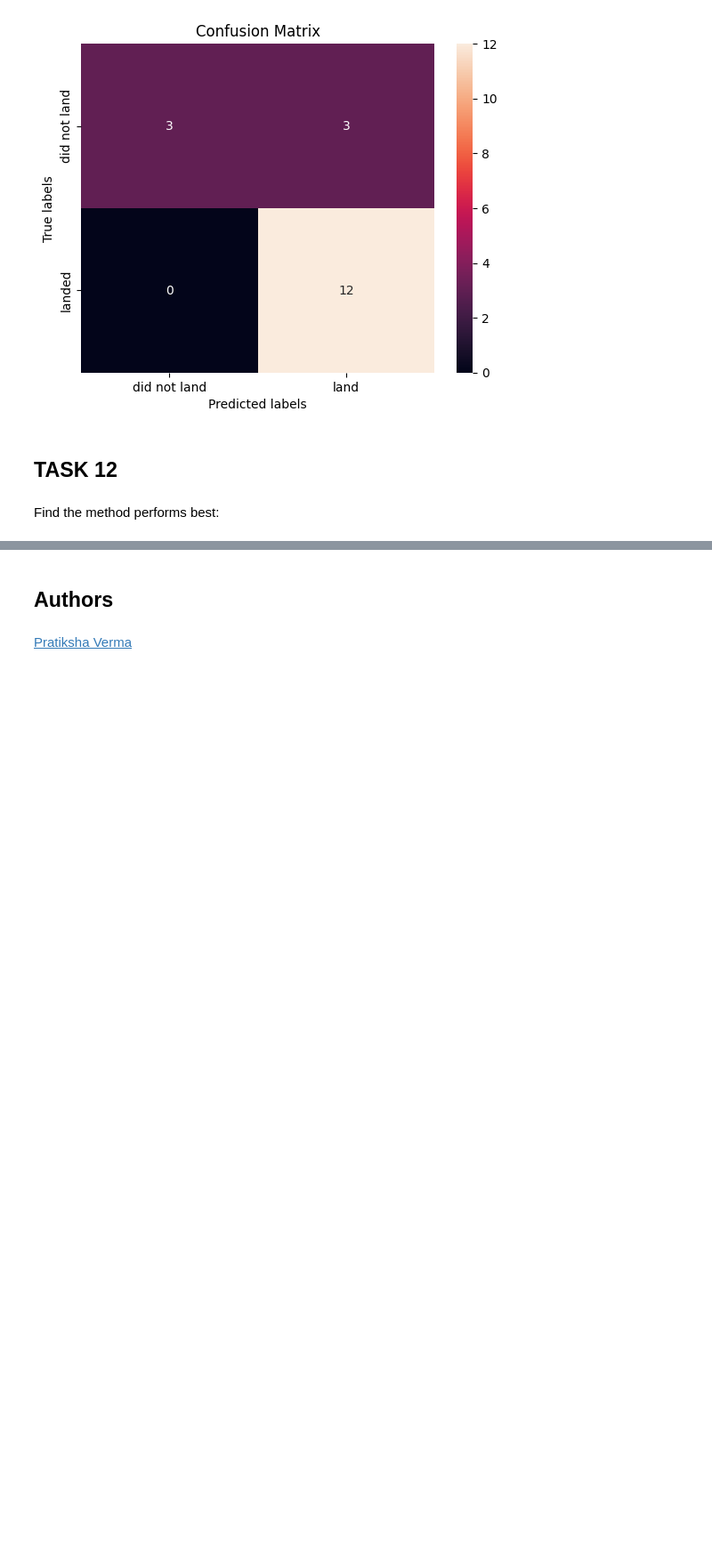
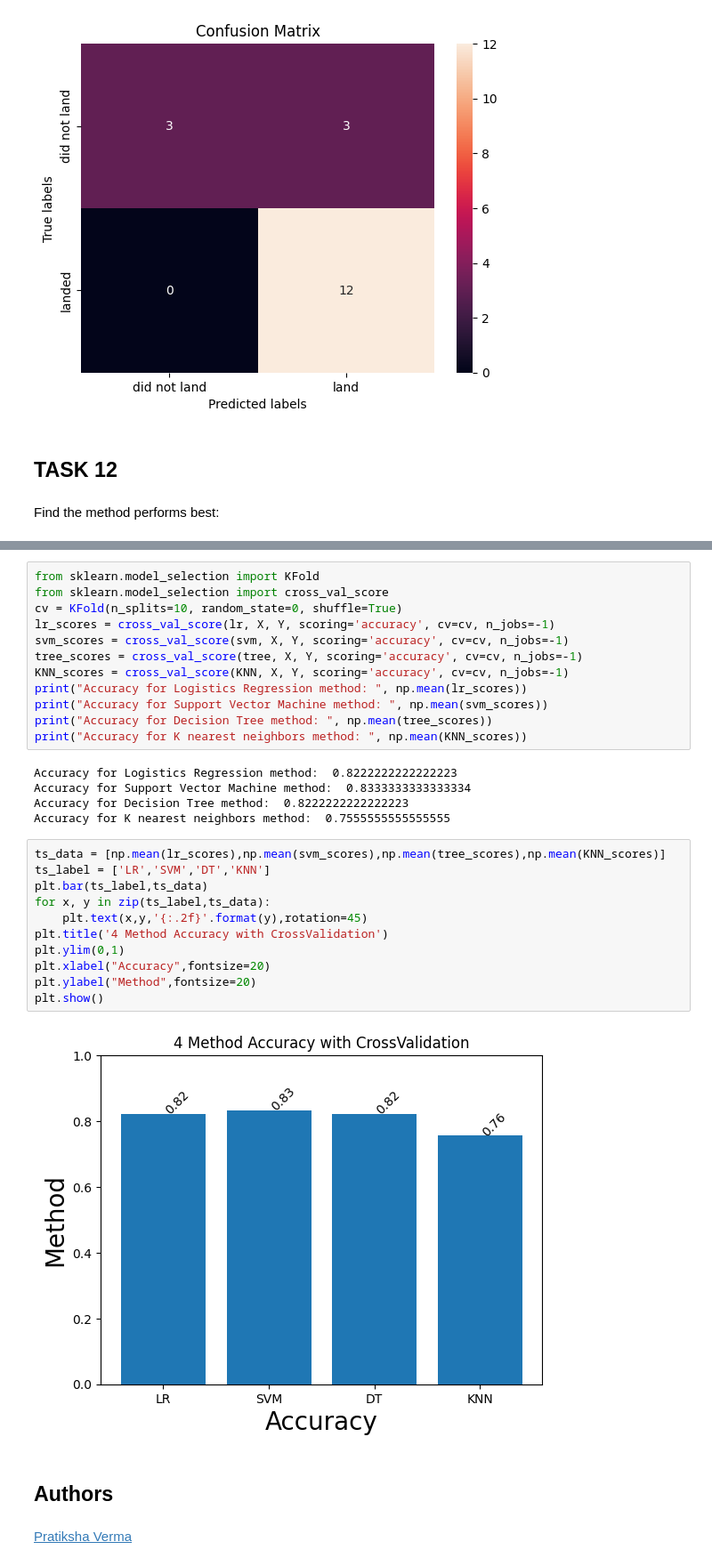
Before and after one commit to pat-rap/Applied-Data-Science-Capstone, a Jupyter notebook: SpaceX_Machine Learning Prediction_Part_5.ipynb, the cells around one changed output, grey strips where cells are left out. Shown: that part at 89% size. Cells and saved outputs as stored; diff of their text form; blank space fills up the shorter version.

```diff
--- a/SpaceX_Machine Learning Prediction_Part_5.ipynb
+++ b/SpaceX_Machine Learning Prediction_Part_5.ipynb
@@ -337,3 +345,33 @@ all models perform the same.
+# %%
+from sklearn.model_selection import KFold
+from sklearn.model_selection import cross_val_score
+cv = KFold(n_splits=10, random_state=0, shuffle=True)
+lr_scores = cross_val_score(lr, X, Y, scoring='accuracy', cv=cv, n_jobs=-1)
+svm_scores = cross_val_score(svm, X, Y, scoring='accuracy', cv=cv, n_jobs=-1)
+tree_scores = cross_val_score(tree, X, Y, scoring='accuracy', cv=cv, n_jobs=-1)
+KNN_scores = cross_val_score(KNN, X, Y, scoring='accuracy', cv=cv, n_jobs=-1)
+print("Accuracy for Logistics Regression method: ", np.mean(lr_scores))
+print("Accuracy for Support Vector Machine method: ", np.mean(svm_scores))
+print("Accuracy for Decision Tree method: ", np.mean(tree_scores))
+print("Accuracy for K nearest neighbors method: ", np.mean(KNN_scores))
+# %% [output]
+Accuracy for Logistics Regression method:  0.8222222222222223
+Accuracy for Support Vector Machine method:  0.8333333333333334
+Accuracy for Decision Tree method:  0.8222222222222223
+Accuracy for K nearest neighbors method:  0.7555555555555555
+# %%
+ts_data = [np.mean(lr_scores),np.mean(svm_scores),np.mean(tree_scores),np.mean(KNN_scores)]
+ts_label = ['LR','SVM','DT','KNN']
+plt.bar(ts_label,ts_data)
+for x, y in zip(ts_label,ts_data):
+    plt.text(x,y,'{:.2f}'.format(y),rotation=45)
+plt.title('4 Method Accuracy with CrossValidation')
+plt.ylim(0,1)
+plt.xlabel("Accuracy",fontsize=20)
+plt.ylabel("Method",fontsize=20)
+plt.show()
+# %% [output]
+[figure, added]
 # %% [markdown]
 ## Authors
 # %% [markdown]
```
Also changed, not shown: parts of 6 cells of this notebook.
